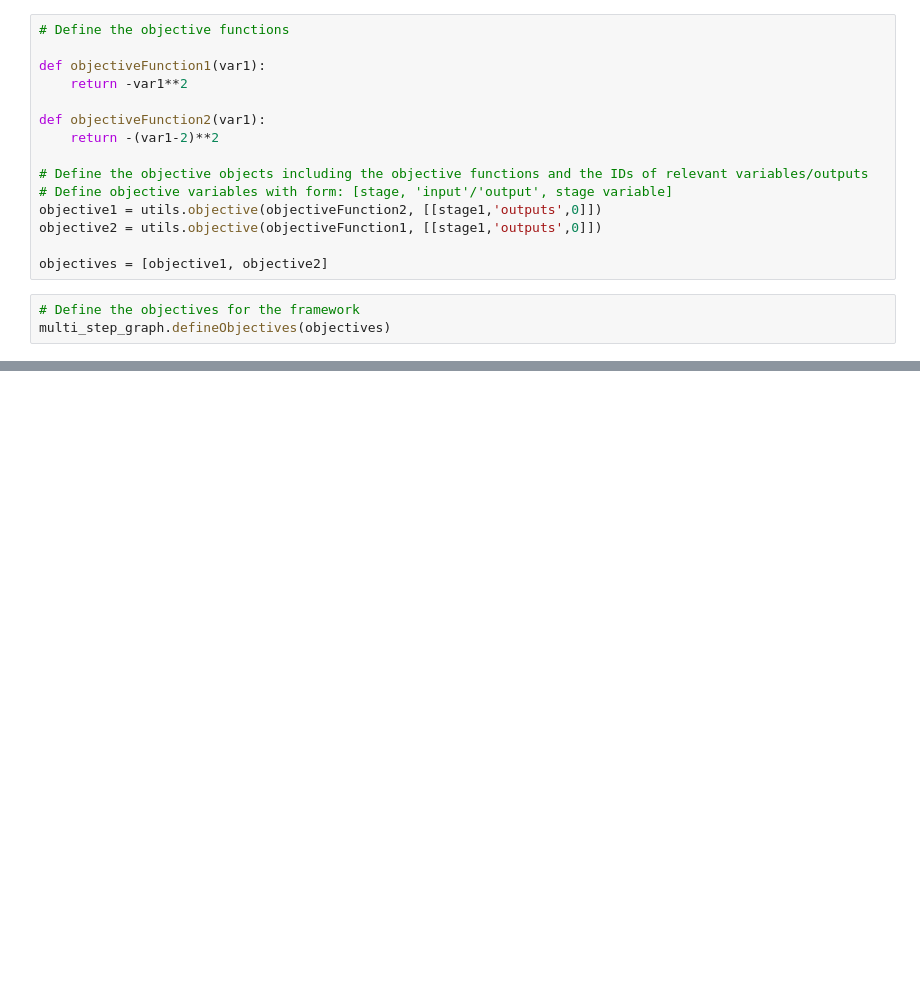
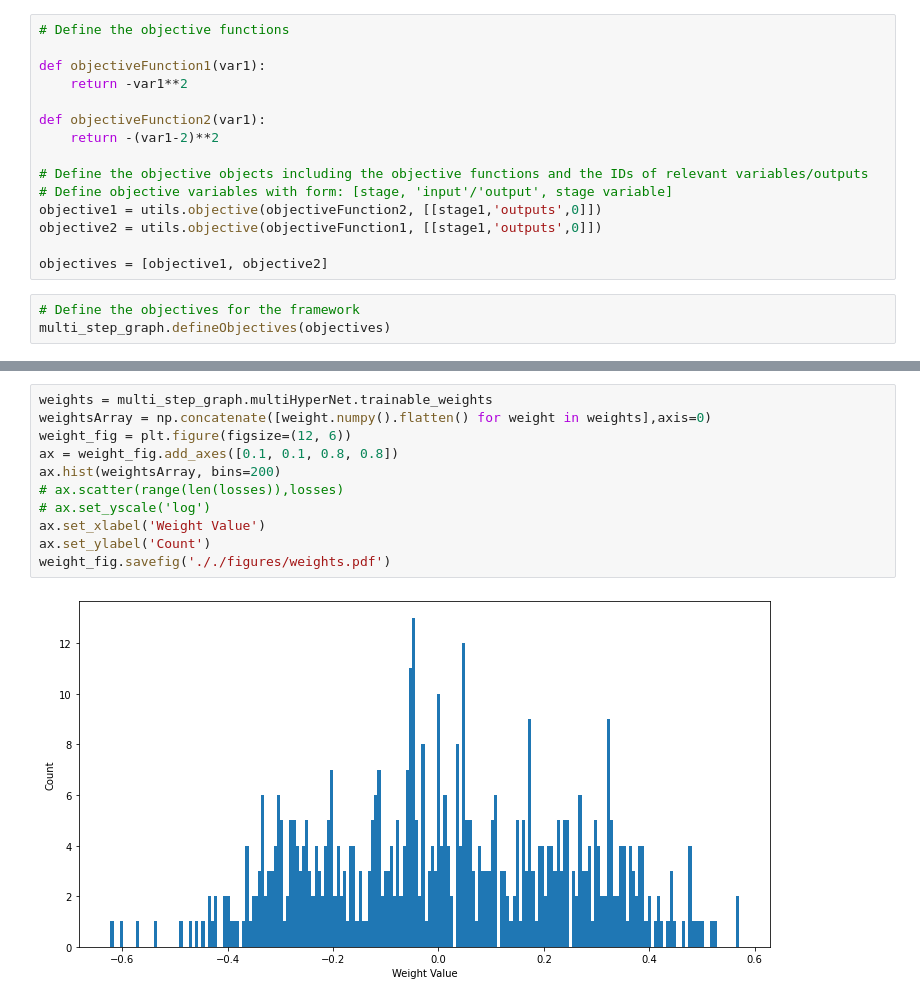
Before and after one commit to RoryGeeson/multi-step-framework, a Jupyter notebook: examples/Pareto_test/Pareto_test.ipynb, the cells around one changed output, grey strips where cells are left out. Drawn from its saved outputs; the diff is of its cells as text; blank space fills up the shorter version.

```diff
--- a/examples/Pareto_test/Pareto_test.ipynb
+++ b/examples/Pareto_test/Pareto_test.ipynb
@@ -131,0 +160,13 @@ pareto.savefig('././figures/pareto_Pareto_test.pdf')
+# %%
+weights = multi_step_graph.multiHyperNet.trainable_weights
+weightsArray = np.concatenate([weight.numpy().flatten() for weight in weights],axis=0)
+weight_fig = plt.figure(figsize=(12, 6))
+ax = weight_fig.add_axes([0.1, 0.1, 0.8, 0.8])
+ax.hist(weightsArray, bins=200)
+# ax.scatter(range(len(losses)),losses)
+# ax.set_yscale('log')
+ax.set_xlabel('Weight Value')
+ax.set_ylabel('Count')
+weight_fig.savefig('././figures/weights.pdf')
+# %% [output]
+[figure, added]
```
Also changed, not shown: parts of 9 cells of this notebook, 7 other files.
